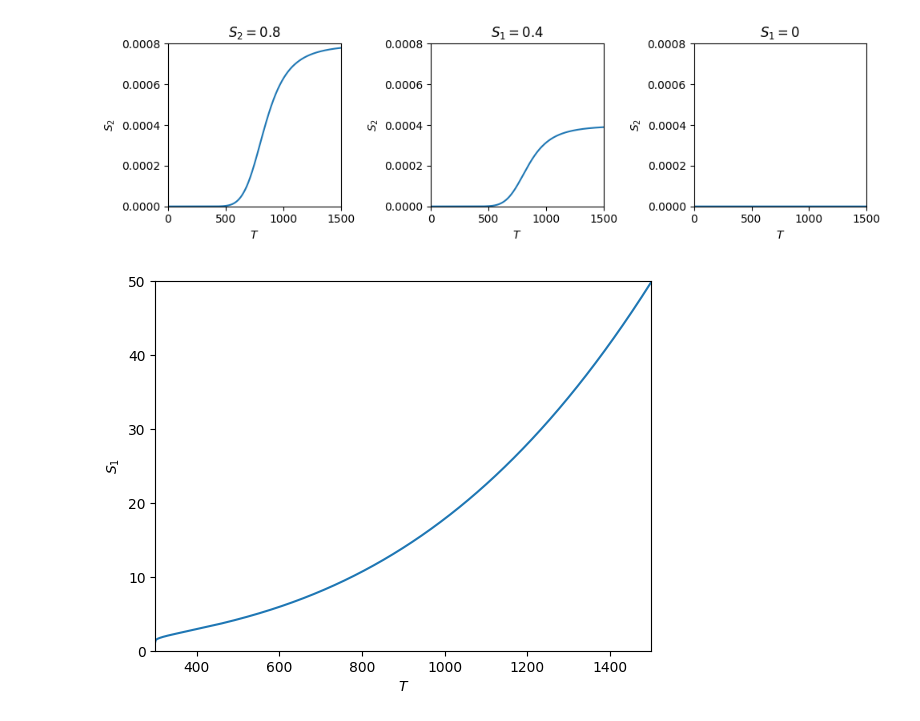
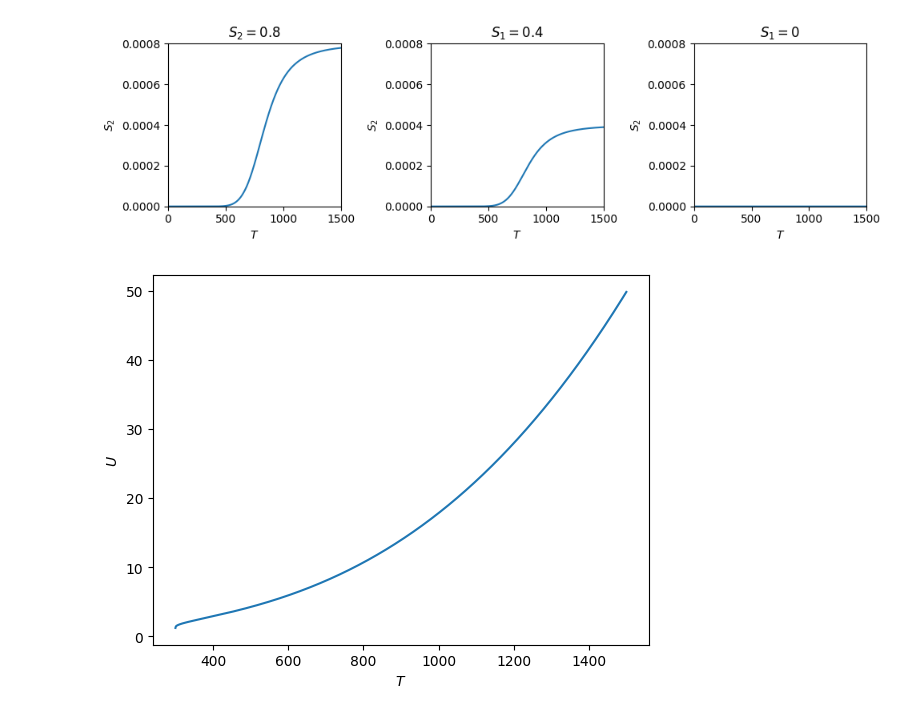
Before and after one commit to fabianhoffmann15012003-wq/Waldbrand-simulation, a Jupyter notebook: graphs.ipynb, the cells around one changed output. Drawn from its saved outputs; the diff is of its cells as text; code cells hidden in the pictures.

```diff
--- a/graphs.ipynb
+++ b/graphs.ipynb
@@ -164,15 +154,15 @@ plt.show()
 # %%
 t = 300+np.array(range(1500-300))
 u = calc_U(t)
 
 plt.plot(t,u)
 plt.xlabel("$T$")
-plt.ylabel("$S_1$")
-plt.ylim([0,50])
-plt.xlim([300,1500])
+plt.ylabel("$U$")
+#plt.ylim([0,50])
+#plt.xlim([300,1500])
 
 #plt.title("change of remaining fuell mass fraction of water $S_1$ in relation to Temperature $T$")
 
 plt.show()
 # %% [output]
-[figure, old version]
+[figure, new version]
```
Also changed, not shown: parts of 3 cells of this notebook.
